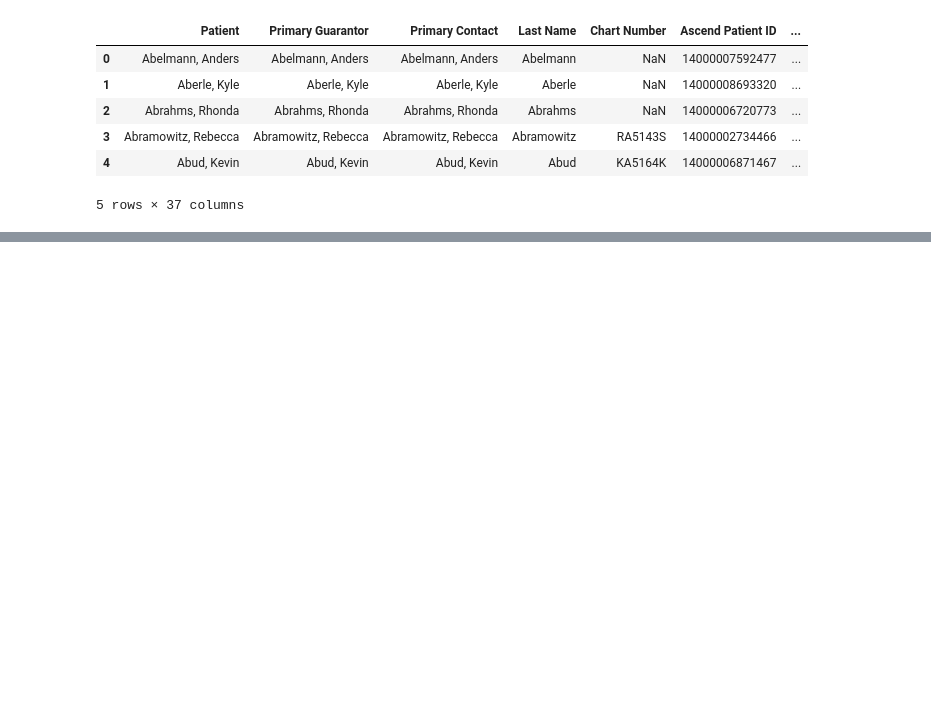
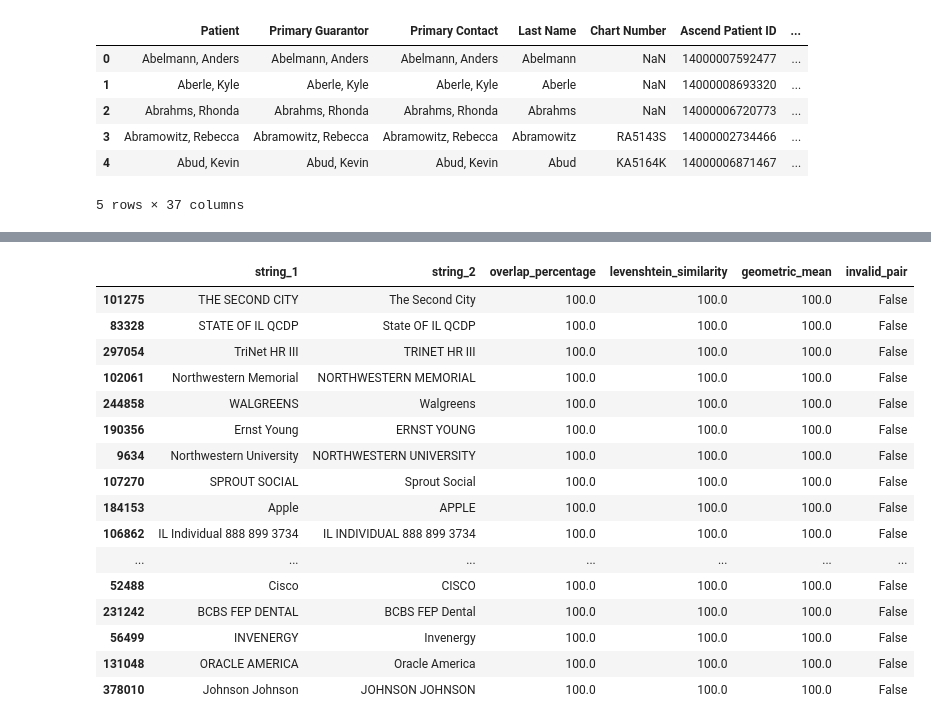
Before and after one commit to eraevous/Data-Guide, a Jupyter notebook: data_pipeline/data munging.ipynb, the cells around one changed output, grey strips where cells are left out. Saved outputs shown, nothing was run; the diff lists cells and outputs as text; code cells hidden in the pictures; blank space fills up the shorter version.

```diff
--- a/data_pipeline/data munging.ipynb
+++ b/data_pipeline/data munging.ipynb
@@ -550,0 +689,2 @@ df_t.head()
+# %%
+df_t['plan_name'] = df_t['Pat. Prim. Plan'].apply(clean_plan_name)
@@ -550,0 +731,6 @@ df_t.head()
+# %%
+# Apply the function to create a new column
+df_t['plan_name_cruft'] = df_t.apply(lambda row: extract_non_overlapping_parts(row['Pat. Prim. Plan'], row['plan_name']), axis=1)
+
+# Display the results
+print(df_t[['Pat. Prim. Plan', 'plan_name', 'plan_name_cruft']].head())
@@ -550,0 +809,14 @@ df_t.head()
+# %%
+# Define invalid substring pairs (e.g., "HMO" should not match "PPO")
+INVALID_SUBSTRING_PAIRS = [
+    ("HMO", "PPO"),
+    ("Advantage", "Medicaid"),
+    ("Basic", "Premium"),
+    ("Select", "Standard"),
+    ("Select", "Basic"),
+    ("(Self)", "(Self)"),
+    ("1A", "1B"),
+    ("Teacher", "Career"),
+    ('Diamond', 'Core'),
+    ('City of', 'University of'),
+]
@@ -550,0 +922,22 @@ df_t.head()
+# %%
+similarity_results = batch_process_similarity(df_t, "plan_name")
+# %%
+similarity_results.sort_values("geometric_mean", ascending=False).head(20)
+# %% [output]
+|  | string_1 | string_2 | overlap_percentage | levenshtein_similarity | geometric_mean | invalid_pair |
+| 101275 | THE SECOND CITY | The Second City | 100.0 | 100.0 | 100.0 | False |
+| 83328 | STATE OF IL QCDP | State OF IL QCDP | 100.0 | 100.0 | 100.0 | False |
+| 297054 | TriNet HR III | TRINET HR III | 100.0 | 100.0 | 100.0 | False |
+| 102061 | Northwestern Memorial | NORTHWESTERN MEMORIAL | 100.0 | 100.0 | 100.0 | False |
+| 244858 | WALGREENS | Walgreens | 100.0 | 100.0 | 100.0 | False |
+| 190356 | Ernst Young | ERNST YOUNG | 100.0 | 100.0 | 100.0 | False |
+| 9634 | Northwestern University | NORTHWESTERN UNIVERSITY | 100.0 | 100.0 | 100.0 | False |
+| 107270 | SPROUT SOCIAL | Sprout Social | 100.0 | 100.0 | 100.0 | False |
+| 184153 | Apple | APPLE | 100.0 | 100.0 | 100.0 | False |
+| 106862 | IL Individual 888 899 3734 | IL INDIVIDUAL 888 899 3734 | 100.0 | 100.0 | 100.0 | False |
+| ... | ... | ... | ... | ... | ... | ... |
+| 52488 | Cisco | CISCO | 100.0 | 100.0 | 100.0 | False |
+| 231242 | BCBS FEP DENTAL | BCBS FEP Dental | 100.0 | 100.0 | 100.0 | False |
+| 56499 | INVENERGY | Invenergy | 100.0 | 100.0 | 100.0 | False |
+| 131048 | ORACLE AMERICA | Oracle America | 100.0 | 100.0 | 100.0 | False |
+| 378010 | Johnson Johnson | JOHNSON JOHNSON | 100.0 | 100.0 | 100.0 | False |
```
Also changed, not shown: parts of 102 cells of this notebook, 7 other files.
